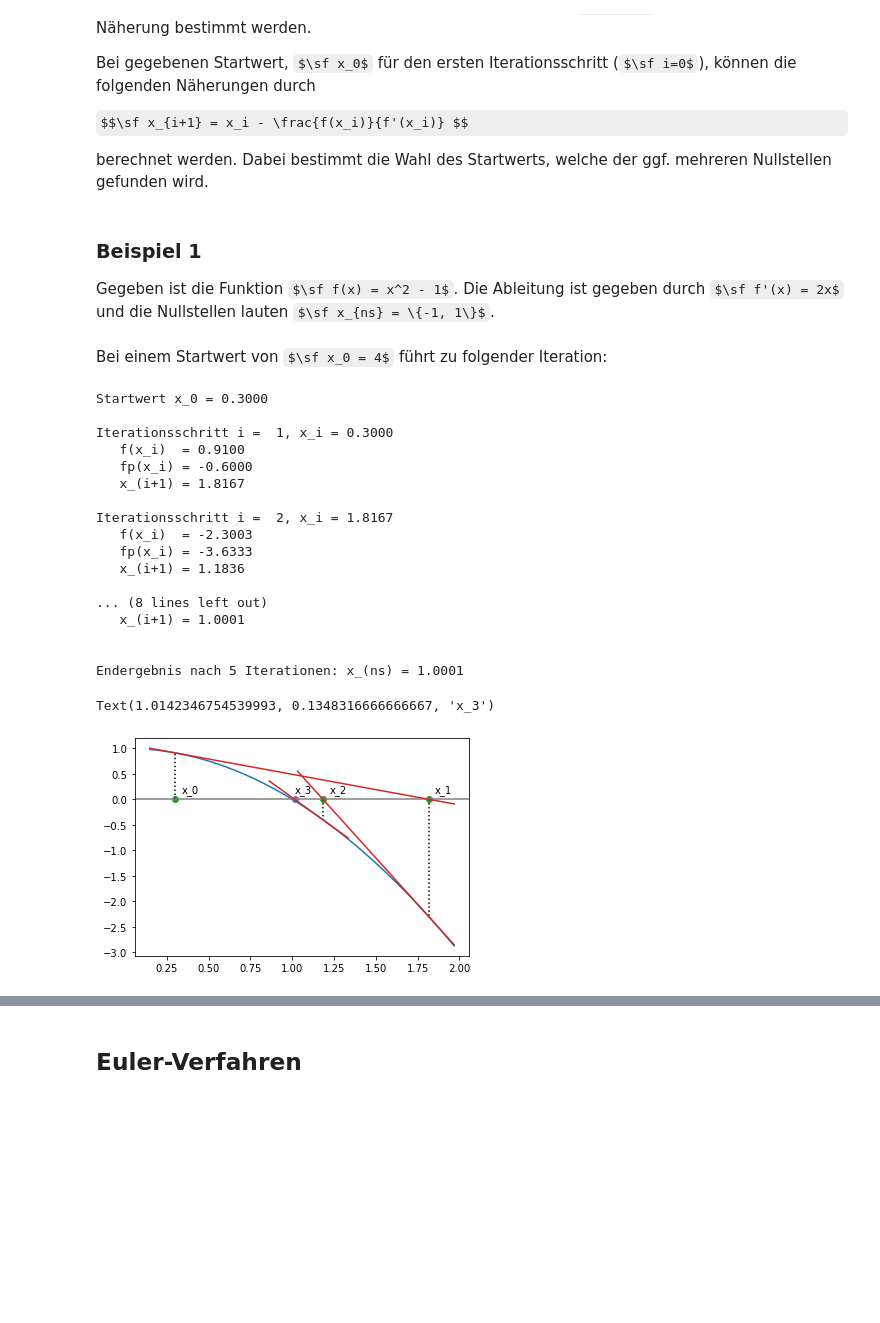
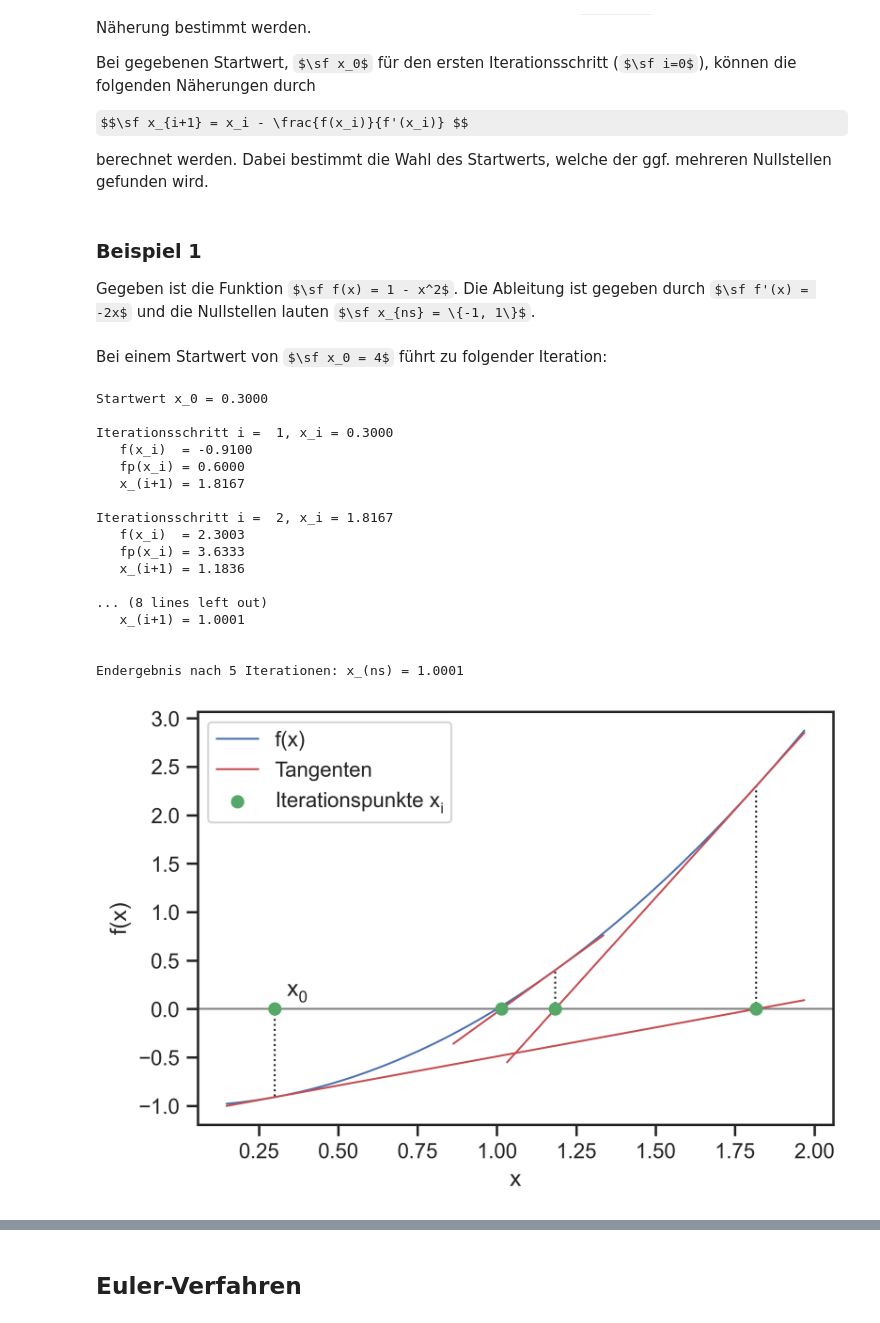
Before and after one commit to lu-kas/Vorlesung_Ingenieurinformatik, a Jupyter notebook: Content/Script/01_computer/023_numerische_algorithmen.ipynb, the cells around one changed output, grey strips where cells are left out. Saved outputs shown, nothing was run; the diff lists cells and outputs as text; code cells hidden in the pictures; some formulas as TeX source; blank space fills up the shorter version.

```diff
--- a/Content/Script/01_computer/023_numerische_algorithmen.ipynb
+++ b/Content/Script/01_computer/023_numerische_algorithmen.ipynb
@@ -1,3 +1,17 @@
+# %%
+import matplotlib as mpl
+mpl.rcParams['figure.dpi'] = 400
+
+import matplotlib.pyplot as plt
+params = {'mathtext.default': 'regular' }
+plt.rcParams.update(params)
+
+import numpy as np
+import seaborn as sns
+sns.set()
+#sns.set(style="whitegrid")
+sns.set_style('ticks')
+sns.set_context("notebook", font_scale=1.0, rc={"lines.linewidth": 1.0})
 # %% [markdown]
 # Numerische Algorithmen
 # %% [markdown]
@@ -24,6 +38,6 @@ berechnet werden. Dabei bestimmt die Wahl des Startwerts, welche der ggf. mehrer
 # %% [markdown]
 ### Beispiel 1
 
-Gegeben ist die Funktion $\sf f(x) = x^2 - 1$. Die Ableitung ist gegeben durch $\sf f'(x) = 2x$ und die Nullstellen lauten $\sf x_{ns} = \{-1, 1\}$.
+Gegeben ist die Funktion $\sf f(x) = 1 - x^2$. Die Ableitung ist gegeben durch $\sf f'(x) = -2x$ und die Nullstellen lauten $\sf x_{ns} = \{-1, 1\}$.
 # %% [markdown]
 Bei einem Startwert von $\sf x_0 = 4$ führt zu folgender Iteration:
@@ -32,8 +44,8 @@ import numpy as np
 # %%
 def f(x):
-    return -x**2 + 1
+    return x**2 - 1
 def fp(x):
-    return -2*x
+    return 2*x
 
 x0 = 0.3
 
@@ -60,13 +72,13 @@ print('Endergebnis nach {} Iterationen: x_(ns) = {:.4f}'.format(n, xi[-1]))
 Startwert x_0 = 0.3000
 
 Iterationsschritt i =  1, x_i = 0.3000
-   f(x_i)  = 0.9100
-   fp(x_i) = -0.6000
+   f(x_i)  = -0.9100
+   fp(x_i) = 0.6000
    x_(i+1) = 1.8167
 
 Iterationsschritt i =  2, x_i = 1.8167
-   f(x_i)  = -2.3003
-   fp(x_i) = -3.6333
+   f(x_i)  = 2.3003
+   fp(x_i) = 3.6333
    x_(i+1) = 1.1836
 
 ... (8 lines left out)
@@ -75,46 +87,51 @@ Iterationsschritt i =  2, x_i = 1.8167
 
 Endergebnis nach 5 Iterationen: x_(ns) = 1.0001
 # %%
-import matplotlib.pyplot as plt
-
 x_start = np.min(xi)
 x_end = np.max(xi)
 
 x_d = x_end - x_start
 
 x_start -= 0.1 * x_d
 x_end += 0.1 * x_d
 
 xarr = np.linspace(x_start, x_end, 100)
 
-plt.plot(xarr, f(xarr))
-plt.axhline(0, c='grey')
+plt.plot(xarr, f(xarr), label='f(x)')
+plt.axhline(0, c='grey', zorder=0)
+plt.xlabel('x')
+plt.ylabel('f(x)')
 
 y_d = np.max(f(xarr)) - np.min(f(xarr))
 
 n_max = 3
+first = True
 for i in range(n_max):
     x = xi[i]
     xn = xi[i+1]
-    plt.scatter(x, 0, c='C2')
-    plt.vlines(x, 0, f(x), ls=':')
+    plt.scatter(x, 0, c='C2', label='Iterationspunkte $x_i$' if first else None, zorder=3)
+    plt.vlines(x, 0, f(x), ls=':', zorder=0)
     if x > xn:
         x_t1 = xn - 0.1*x_d
         x_t2 = x + 0.1*x_d
         y_t1 = - 0.1*x_d * fp(x)
         y_t2 = f(x) + 0.1*x_d * fp(x)
     else:
         x_t2 = xn + 0.1*x_d
         x_t1 = x - 0.1*x_d
         y_t2 = 0.1*x_d * fp(x)
         y_t1 = f(x) - 0.1*x_d * fp(x)
 
 #     plt.plot([x, xn], [f(x), 0], c='C3')
-    plt.plot([x_t1, x_t2], [y_t1, y_t2], c='C3')
-    text_y = 0.035 * y_d
-    plt.text(x+0.025*x_d, text_y, 'x_{}'.format(i))
-plt.scatter(xi[n_max], 0, c='C4')
-plt.text(xi[n_max], 0.035 * y_d, 'x_{}'.format(n_max))
+    plt.plot([x_t1, x_t2], [y_t1, y_t2], c='C3', label='Tangenten' if first else None)
+
+    first = False
+
+text_y = 0.035 * y_d
+plt.text(xi[0]+0.025*x_d, text_y, '$x_0$')
+plt.scatter(xi[n_max], 0, c='C2', zorder=3)
+# plt.text(xi[n_max], 0.035 * y_d, 'x_{}'.format(n_max))
+plt.legend()
+plt.savefig('bilder/newton_bsp1.png')
 # %% [output]
-Text(1.0142346754539993, 0.1348316666666667, 'x_3')
-[figure, old version]
+[figure, new version]
```
Also changed, not shown: parts of 7 cells of this notebook, 3 other files.
